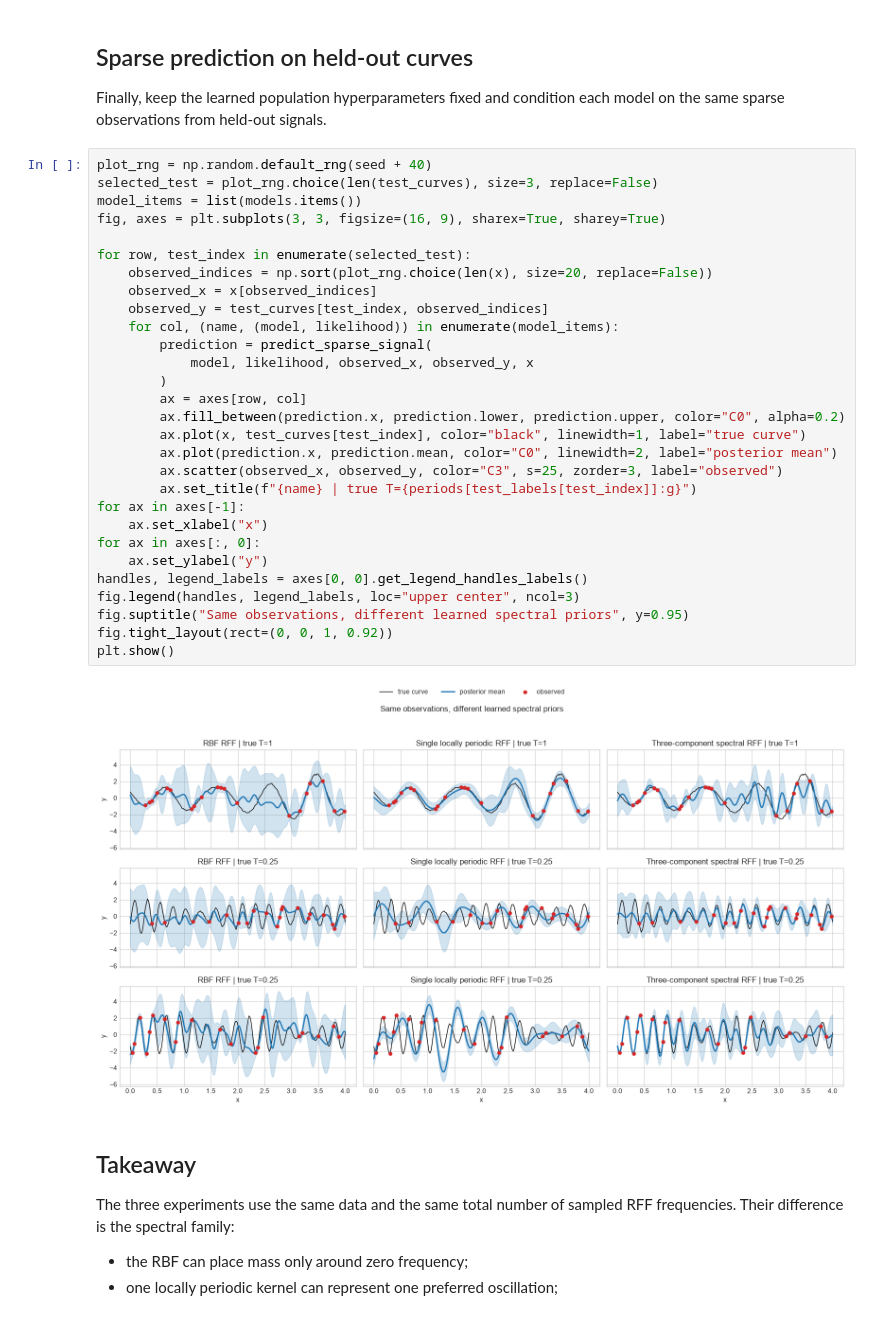
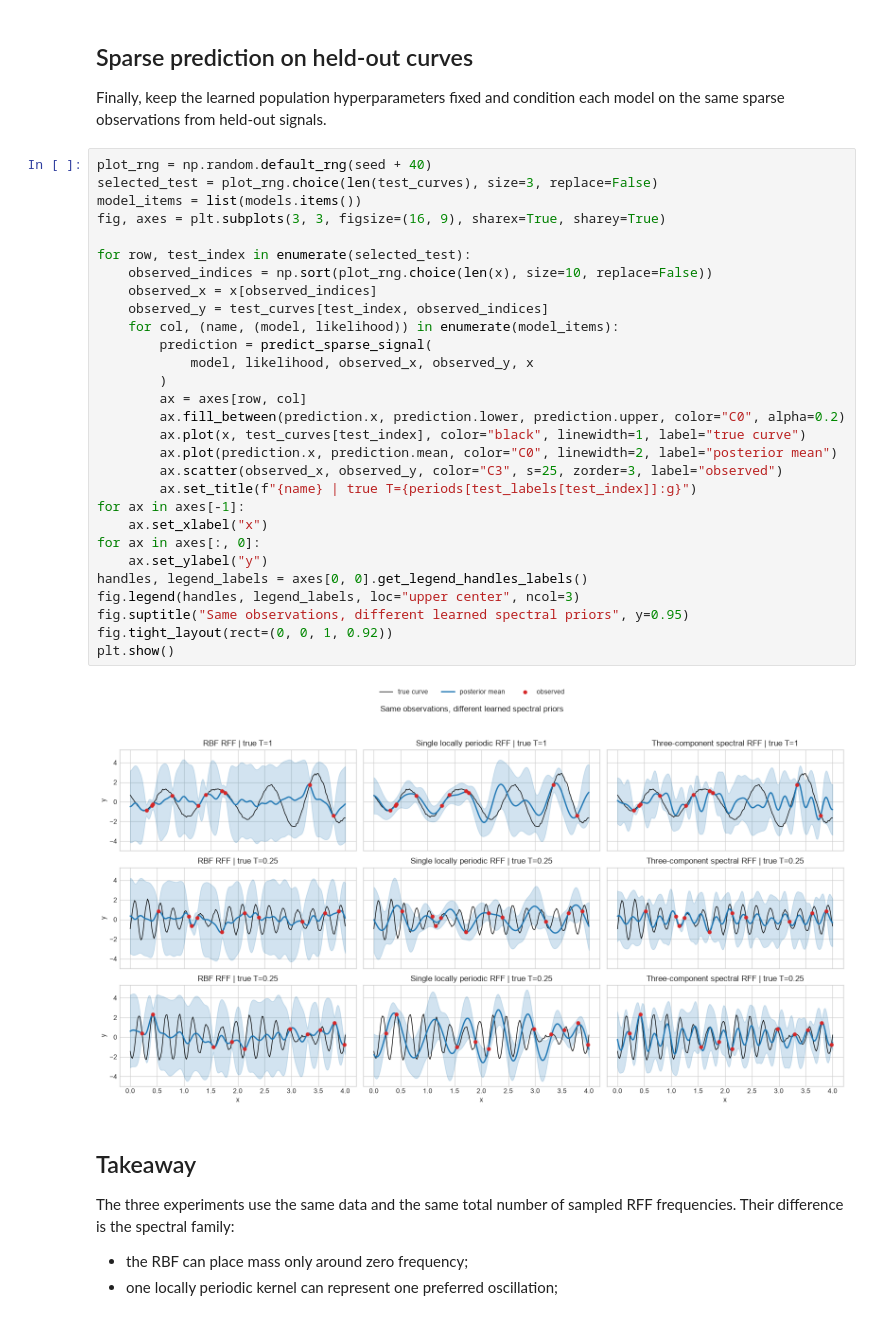
Before and after one commit to OLMOS-PM/GPPS_2026, a Jupyter notebook: 2-gp_mixture_demo_v3.ipynb, the cells around one changed output. Saved outputs shown, nothing was run; the diff lists cells and outputs as text.

```diff
--- a/2-gp_mixture_demo_v3.ipynb
+++ b/2-gp_mixture_demo_v3.ipynb
@@ -616,34 +616,34 @@ Finally, keep the learned population hyperparameters fixed and condition each mo
 # %%
 plot_rng = np.random.default_rng(seed + 40)
 selected_test = plot_rng.choice(len(test_curves), size=3, replace=False)
 model_items = list(models.items())
 fig, axes = plt.subplots(3, 3, figsize=(16, 9), sharex=True, sharey=True)
 
 for row, test_index in enumerate(selected_test):
-    observed_indices = np.sort(plot_rng.choice(len(x), size=20, replace=False))
+    observed_indices = np.sort(plot_rng.choice(len(x), size=10, replace=False))
     observed_x = x[observed_indices]
     observed_y = test_curves[test_index, observed_indices]
     for col, (name, (model, likelihood)) in enumerate(model_items):
         prediction = predict_sparse_signal(
             model, likelihood, observed_x, observed_y, x
         )
         ax = axes[row, col]
         ax.fill_between(prediction.x, prediction.lower, prediction.upper, color="C0", alpha=0.2)
         ax.plot(x, test_curves[test_index], color="black", linewidth=1, label="true curve")
         ax.plot(prediction.x, prediction.mean, color="C0", linewidth=2, label="posterior mean")
         ax.scatter(observed_x, observed_y, color="C3", s=25, zorder=3, label="observed")
         ax.set_title(f"{name} | true T={periods[test_labels[test_index]]:g}")
 for ax in axes[-1]:
     ax.set_xlabel("x")
 for ax in axes[:, 0]:
     ax.set_ylabel("y")
 handles, legend_labels = axes[0, 0].get_legend_handles_labels()
 fig.legend(handles, legend_labels, loc="upper center", ncol=3)
 fig.suptitle("Same observations, different learned spectral priors", y=0.95)
 fig.tight_layout(rect=(0, 0, 1, 0.92))
 plt.show()
 # %% [output]
-[figure, old version]
+[figure, new version]
 # %% [markdown]
 ## Takeaway
 
```
Also changed, not shown: 3 other files.
